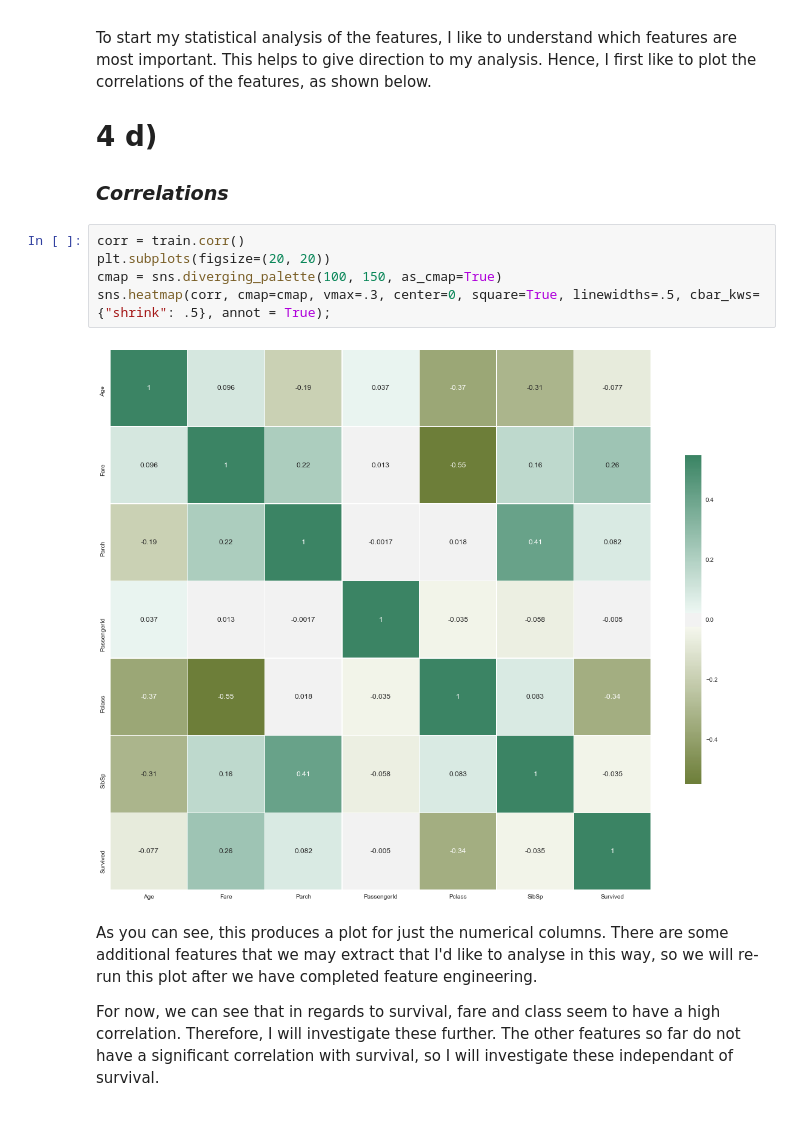
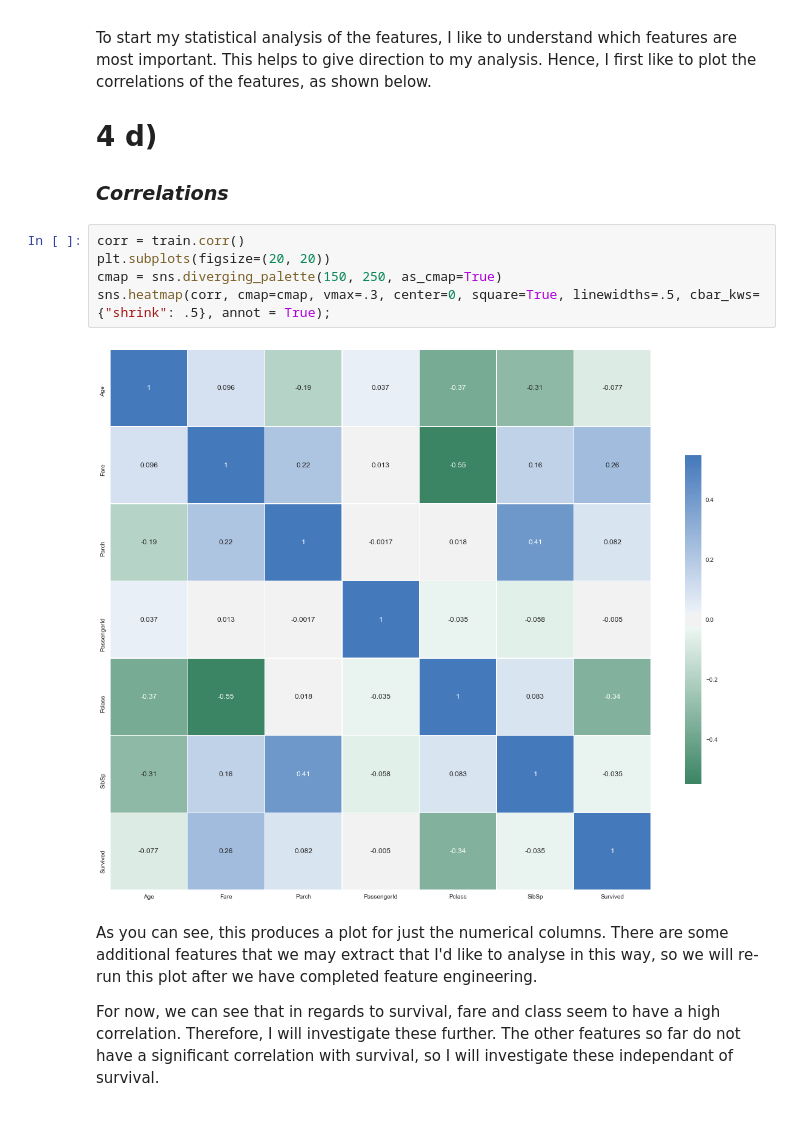
Before and after one commit to agodwinp/Titanic, a Jupyter notebook: Titanic - Machine Learning from Disaster.ipynb, the cells around one changed output. Saved outputs shown, nothing was run; the diff lists cells and outputs as text.

```diff
--- a/Titanic - Machine Learning from Disaster.ipynb
+++ b/Titanic - Machine Learning from Disaster.ipynb
@@ -201,10 +201,10 @@ To start my statistical analysis of the features, I like to understand which fea
 # %%
 corr = train.corr()
 plt.subplots(figsize=(20, 20))
-cmap = sns.diverging_palette(100, 150, as_cmap=True)
+cmap = sns.diverging_palette(150, 250, as_cmap=True)
 sns.heatmap(corr, cmap=cmap, vmax=.3, center=0, square=True, linewidths=.5, cbar_kws={"shrink": .5}, annot = True);
 # %% [output]
-[figure, old version]
+[figure, new version]
 # %% [markdown]
 As you can see, this produces a plot for just the numerical columns. There are some additional features that we may extract that I'd like to analyse in this way, so we will re-run this plot after we have completed feature engineering.
 
```
Also changed, not shown: parts of 30 cells of this notebook.
